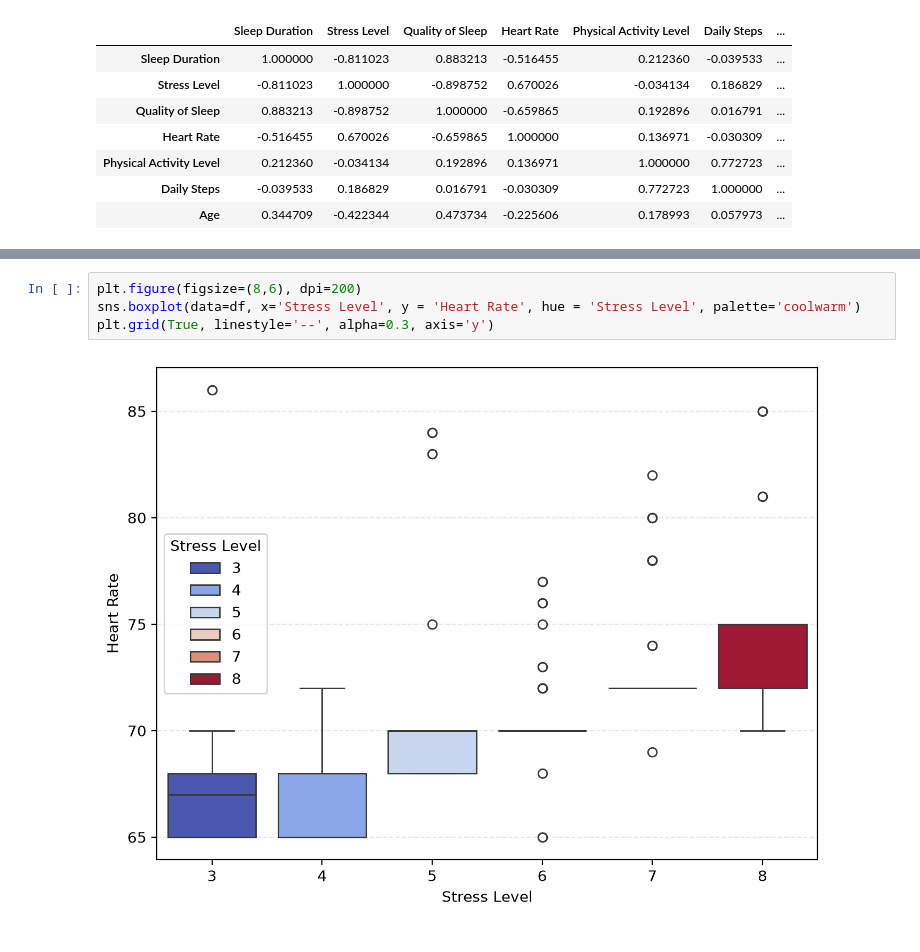
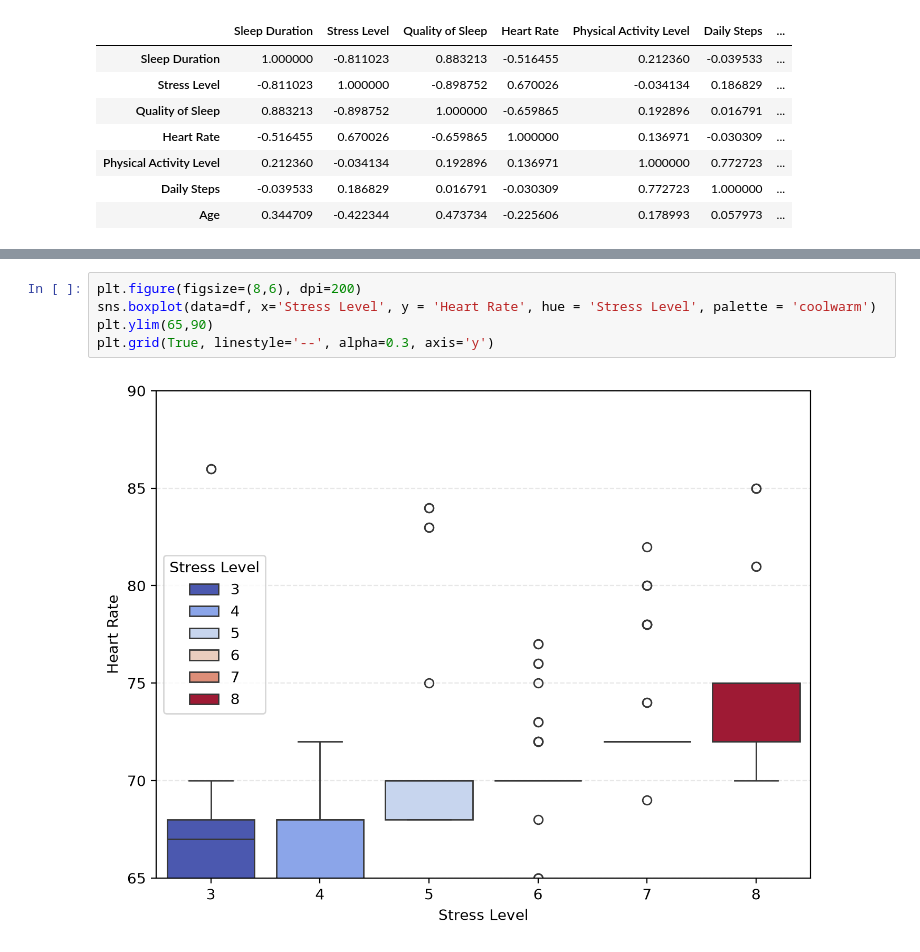
Before and after one commit to SabinaSid/Welness_sleep_analysis, a Jupyter notebook: Notebooks/eda_sleep_analysis.ipynb, the cells around one changed output, grey strips where cells are left out. Drawn from its saved outputs; the diff is of its cells as text.

Commit message:
feat: complete analysis of stress level and heart rate correlation

```diff
--- a/Notebooks/eda_sleep_analysis.ipynb
+++ b/Notebooks/eda_sleep_analysis.ipynb
@@ -124,6 +129,7 @@ df[['Sleep Duration', 'Stress Level','Quality of Sleep','Heart Rate','Physical A
 # %%
 plt.figure(figsize=(8,6), dpi=200)
-sns.boxplot(data=df, x='Stress Level', y = 'Heart Rate', hue = 'Stress Level', palette='coolwarm')
+sns.boxplot(data=df, x='Stress Level', y = 'Heart Rate', hue = 'Stress Level', palette = 'coolwarm')
+plt.ylim(65,90)
 plt.grid(True, linestyle='--', alpha=0.3, axis='y')
 # %% [output]
-[figure, old version]
+[figure, new version]
```
Also changed, not shown: parts of 5 cells of this notebook.
